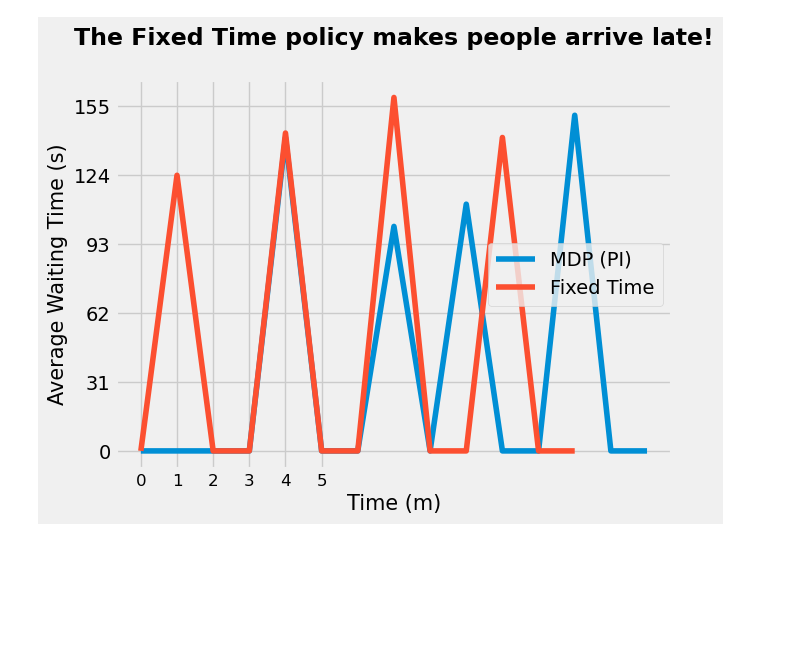
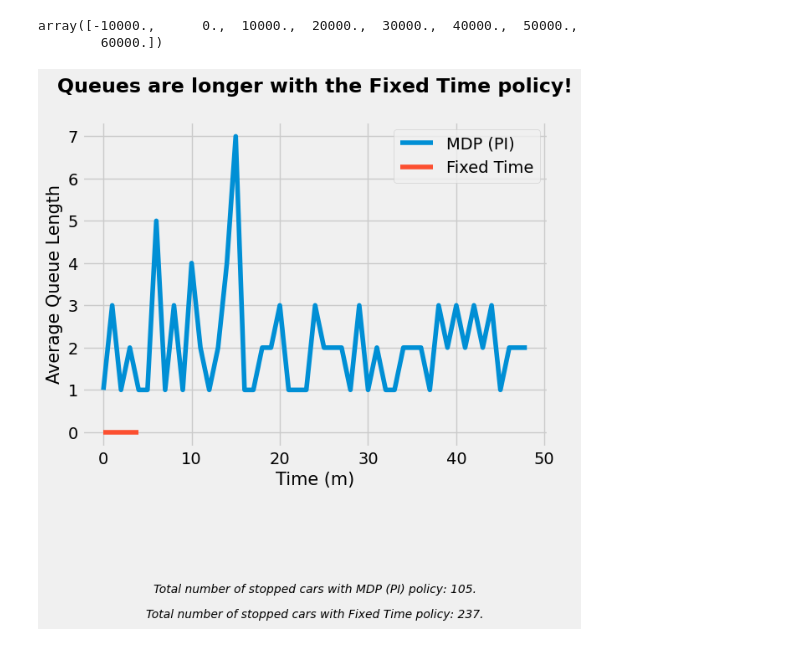
Before and after one commit to davidecapone/TrafficLightsOptimization, a Jupyter notebook: test.ipynb, the cells around one changed output. Drawn from its saved outputs; the diff is of its cells as text; code cells hidden in the pictures; blank space fills up the shorter version.

Commit message:
cumulative waiting times plot

```diff
--- a/test.ipynb
+++ b/test.ipynb
@@ -557,19 +579,33 @@ average_waiting_time_mdp
+# %%
+ax.get_yticks()
+# %% [output]
+array([-10000.,      0.,  10000.,  20000.,  30000.,  40000.,  50000.,
+        60000.])
 # %%
-# Plot the two cumulative waiting time lists as a function of time
-import matplotlib.pyplot as plt
-plt.style.use('fivethirtyeight')
-
-plt.plot(range(len(average_waiting_time_mdp)), average_waiting_time_mdp, label='MDP (PI)')
-plt.plot(range(len(average_waiting_time_ft)), average_waiting_time_ft, label='Fixed Time')
+# Plot the two average queue length lists as a function of time
+plt.plot(range(len(queue_lengths['mdp'])), queue_lengths['mdp'], label='MDP (PI)')
+plt.plot(range(len(queue_lengths['ft'])), queue_lengths['ft'], label='Fixed Time')
 plt.xlabel('Time (m)', fontsize=15)
-plt.ylabel('Average Waiting Time (s)', fontsize=15)
-plt.xticks([0, 1, 2, 3, 4, 5])
-plt.yticks(range(0, max(max(average_waiting_time_mdp), max(average_waiting_time_ft)), max(max(average_waiting_time_mdp), max(average_waiting_time_ft))//5))
-ax = plt.gca()
-ax.set_xticklabels(['0', '1', '2', '3', '4', '5'], fontsize=12)
-#ax.set_yticklabels(str(range(0, max(max(average_waiting_time_mdp), max(average_waiting_time_ft)), max(max(average_waiting_time_mdp), max(average_waiting_time_ft))//5)), fontsize=12)
-plt.title('The Fixed Time policy makes people arrive late!\n', fontsize=17, fontweight='bold')
-plt.legend(prop={'size': 14})
+plt.ylabel('Average Queue Length', fontsize=15)
+#plt.xticks([0, 1, 2, 3, 4, 5])
+#plt.yticks([0, 2, 4, 6, 8])
+#ax = plt.gca()
+#ax.set_xticklabels(['0', '1', '2', '3', '4', '5'], fontsize=12)
+#ax.set_yticklabels(['0', '6', '12', '18', '24'], fontsize=12)
+plt.title('Queues are longer with the Fixed Time policy!\n', fontsize=17, fontweight='bold')
+plt.text((len(queue_lengths['mdp'])-1)/2,
+         -queue_lengths['mdp'][-1]*1.9,
+         f'Total number of stopped cars with MDP (PI) policy: {n_stopped_cars_mdp}.',
+         fontsize=10,
+         style='italic',
+         horizontalalignment='center')
+plt.text((len(queue_lengths['mdp'])-1)/2,
+         -queue_lengths['mdp'][-1]*2.2,
+         f'Total number of stopped cars with Fixed Time policy: {n_stopped_cars_ft}.',
+         fontsize=10,
+         style='italic',
+         horizontalalignment='center')
+plt.legend()
 plt.show()
 # %% [output]
-[figure, old version]
+[figure, new version]
```
Also changed, not shown: parts of 4 cells of this notebook.
